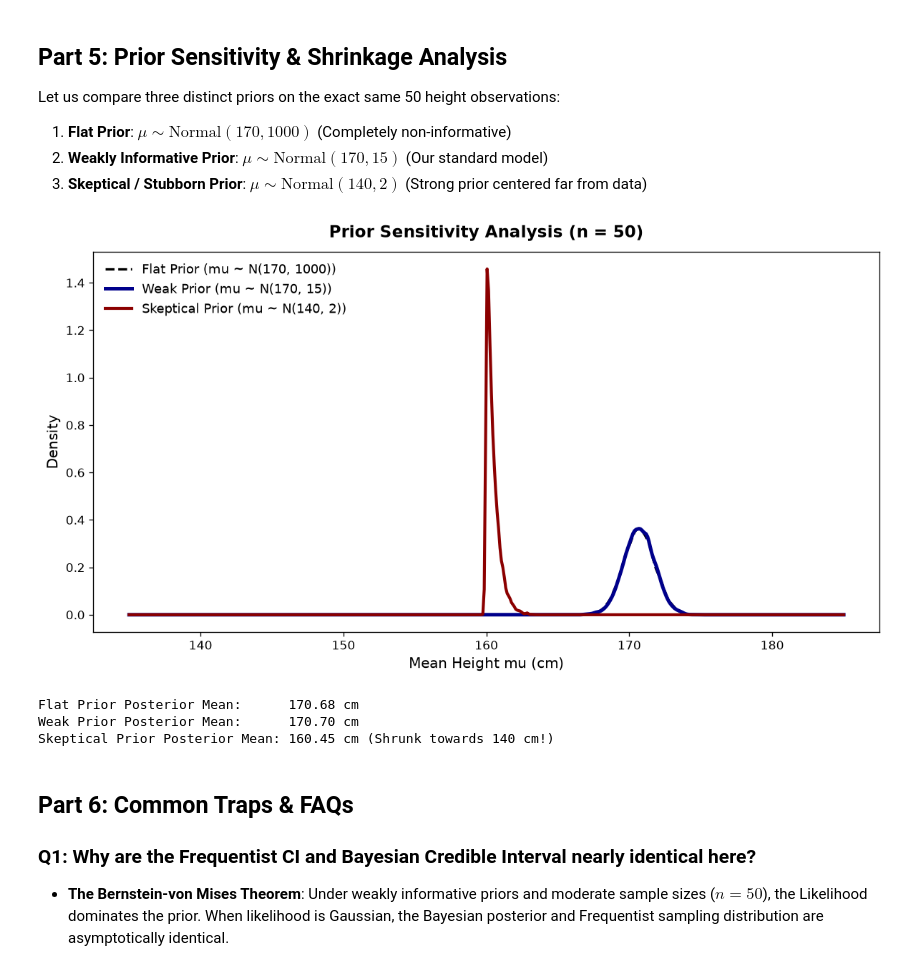
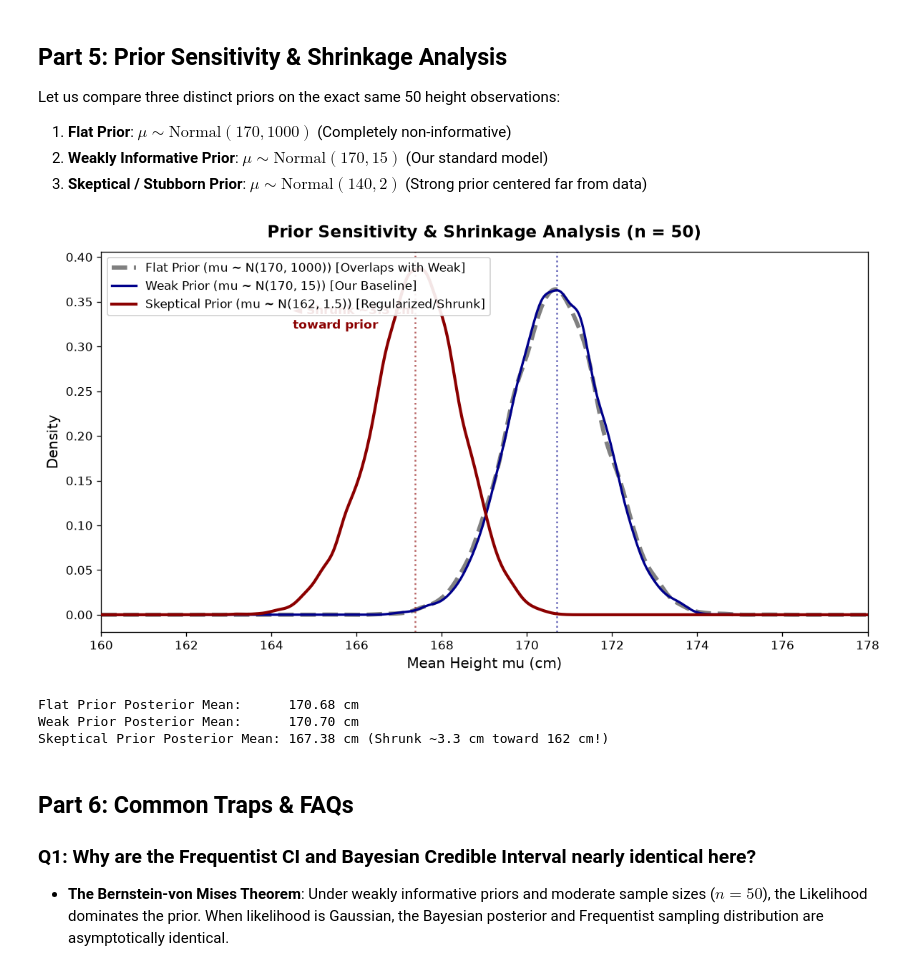
Before and after one commit to tarobins/bayesian-inference-intro, a Jupyter notebook: python/02_frequentist_vs_grid_approximation.ipynb, the cells around one changed output. Drawn from its saved outputs; the diff is of its cells as text; code cells hidden in the pictures.

Commit message:
Fix Part 5 prior sensitivity plot: eliminate boundary truncation artifact and make overlapping flat prior visible

```diff
--- a/python/02_frequentist_vs_grid_approximation.ipynb
+++ b/python/02_frequentist_vs_grid_approximation.ipynb
@@ -691,42 +691,56 @@ Let us compare three distinct priors on the exact same 50 height observations:
 # %%
 # Compute posterior under Flat Prior
 lp_flat = log_lik + stats.norm.logpdf(grid_mu, 170, 1000) + stats.uniform.logpdf(grid_sigma, 0, 30)
 p_flat = np.exp(lp_flat - np.max(lp_flat))
 p_flat /= np.sum(p_flat)
 mu_flat = grid_mu[np.random.choice(len(grid_mu), size=int(1e4), replace=True, p=p_flat)]
 
-# Compute posterior under Skeptical Prior (mu ~ Normal(140, 2))
-lp_skep = log_lik + stats.norm.logpdf(grid_mu, 140, 2) + stats.uniform.logpdf(grid_sigma, 0, 30)
+# Compute posterior under Skeptical Prior (mu ~ Normal(162, 1.5))
+# A strong prior with small SD (1.5 cm) that pulls noticeably away from the data mean
+lp_skep = log_lik + stats.norm.logpdf(grid_mu, 162, 1.5) + stats.uniform.logpdf(grid_sigma, 0, 30)
 p_skep = np.exp(lp_skep - np.max(lp_skep))
 p_skep /= np.sum(p_skep)
 mu_skep = grid_mu[np.random.choice(len(grid_mu), size=int(1e4), replace=True, p=p_skep)]
 
 # Plot Sensitivity Comparison
 plt.figure(figsize=(10, 5.5), dpi=120)
 kde_flat = stats.gaussian_kde(mu_flat)
 kde_weak = stats.gaussian_kde(posterior_mu)
 kde_skep = stats.gaussian_kde(mu_skep)
 
-x_eval = np.linspace(135, 185, 500)
-plt.plot(x_eval, kde_flat(x_eval), color='black', linestyle='--', linewidth=2, label='Flat Prior (mu ~ N(170, 1000))')
-plt.plot(x_eval, kde_weak(x_eval), color='darkblue', linestyle='-', linewidth=3, label='Weak Prior (mu ~ N(170, 15))')
-plt.plot(x_eval, kde_skep(x_eval), color='darkred', linestyle='-', linewidth=2.5, label='Skeptical Prior (mu ~ N(140, 2))')
+# Focus evaluation tightly on the relevant range [160, 178] cm
+x_eval = np.linspace(160, 178, 500)
 
-plt.title("Prior Sensitivity Analysis (n = 50)", fontsize=14, fontweight='bold', pad=12)
+# 1. Plot Flat Prior with a thick dashed gray line so it remains clearly visible underneath the solid blue line
+plt.plot(x_eval, kde_flat(x_eval), color='gray', linestyle='--', linewidth=3.5, label='Flat Prior (mu ~ N(170, 1000)) [Overlaps with Weak]', zorder=2)
+
+# 2. Plot Weak Prior with a solid blue line
+plt.plot(x_eval, kde_weak(x_eval), color='darkblue', linestyle='-', linewidth=2.0, label='Weak Prior (mu ~ N(170, 15)) [Our Baseline]', zorder=3)
+
+# 3. Plot Skeptical Prior with a solid red line
+plt.plot(x_eval, kde_skep(x_eval), color='darkred', linestyle='-', linewidth=2.5, label='Skeptical Prior (mu ~ N(162, 1.5)) [Regularized/Shrunk]', zorder=4)
+
+# Reference dashed vertical lines showing shrinkage
+plt.axvline(np.mean(posterior_mu), color='darkblue', linestyle=':', alpha=0.6)
+plt.axvline(np.mean(mu_skep), color='darkred', linestyle=':', alpha=0.6)
+plt.text(164.5, 0.32, "◄ Shrunk ~3.3 cm\ntoward prior", color='darkred', fontsize=10, fontweight='bold')
+
+plt.title("Prior Sensitivity & Shrinkage Analysis (n = 50)", fontsize=14, fontweight='bold', pad=12)
 plt.xlabel("Mean Height mu (cm)", fontsize=12)
 plt.ylabel("Density", fontsize=12)
-plt.legend(loc='upper left', frameon=False, fontsize=11)
+plt.xlim(160, 178)
+plt.legend(loc='upper left', frameon=True, framealpha=0.9, fontsize=10)
 plt.tight_layout()
 plt.show()
 
 print(f"Flat Prior Posterior Mean:      {np.mean(mu_flat):.2f} cm")
 print(f"Weak Prior Posterior Mean:      {np.mean(posterior_mu):.2f} cm")
-print(f"Skeptical Prior Posterior Mean: {np.mean(mu_skep):.2f} cm (Shrunk towards 140 cm!)")
+print(f"Skeptical Prior Posterior Mean: {np.mean(mu_skep):.2f} cm (Shrunk ~3.3 cm toward 162 cm!)")
 # %% [output]
-[figure, old version]
+[figure, new version]
 Flat Prior Posterior Mean:      170.68 cm
 Weak Prior Posterior Mean:      170.70 cm
-Skeptical Prior Posterior Mean: 160.45 cm (Shrunk towards 140 cm!)
+Skeptical Prior Posterior Mean: 167.38 cm (Shrunk ~3.3 cm toward 162 cm!)
 # %% [markdown]
 ## Part 6: Common Traps & FAQs
 
```
Also changed, not shown: parts of 2 cells of this notebook, 1 other file.
